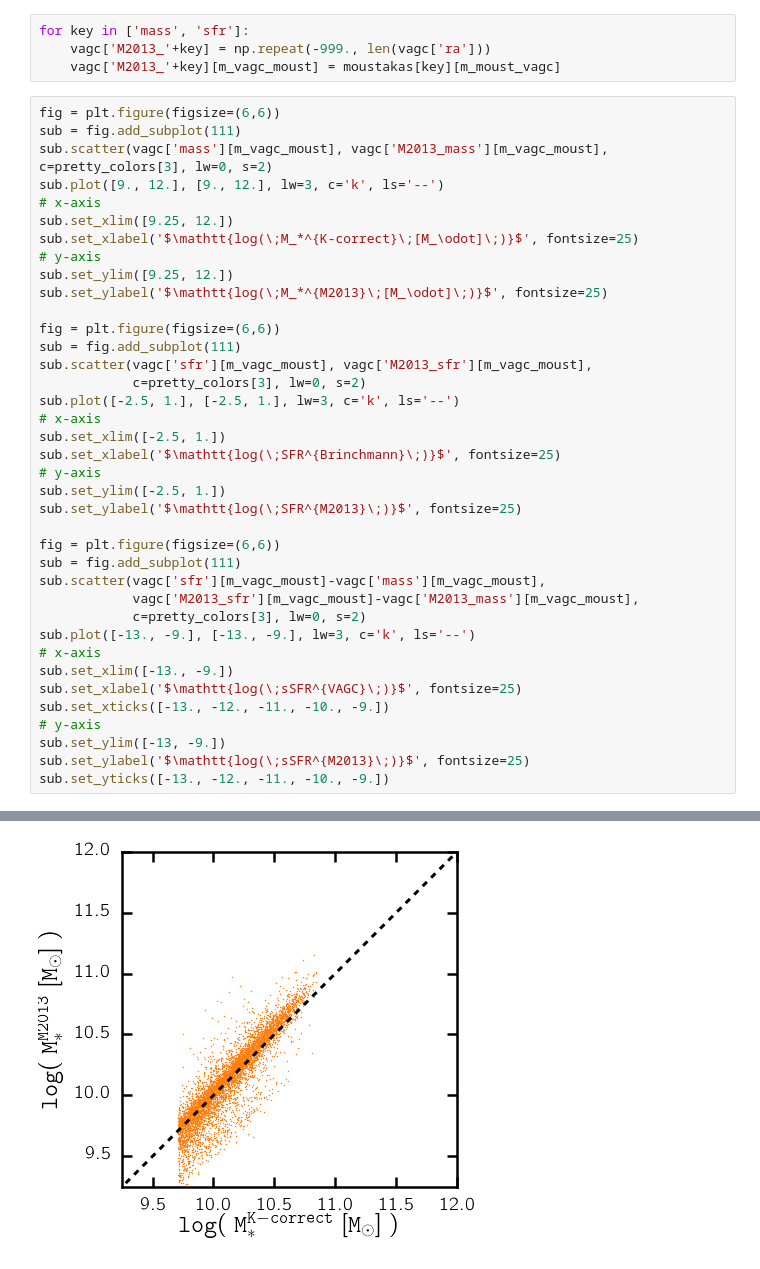
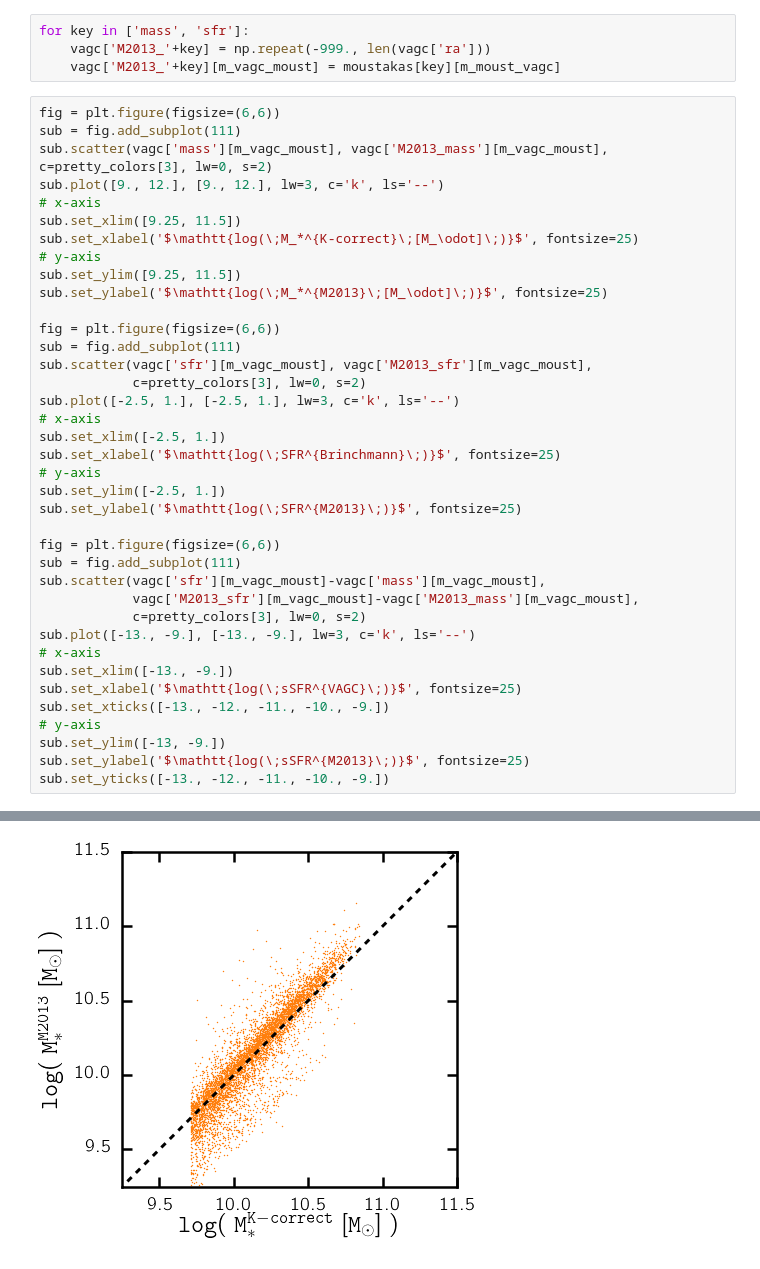
Before and after one commit to changhoonhahn/central_quenching, a Jupyter notebook: CenQue/ref_report_comment1.ipynb, the cells around one changed output, grey strips where cells are left out. Saved outputs shown, nothing was run; the diff lists cells and outputs as text.

```diff
--- a/CenQue/ref_report_comment1.ipynb
+++ b/CenQue/ref_report_comment1.ipynb
@@ -324,10 +324,10 @@ sub = fig.add_subplot(111)
 sub.scatter(vagc['mass'][m_vagc_moust], vagc['M2013_mass'][m_vagc_moust], c=pretty_colors[3], lw=0, s=2)
 sub.plot([9., 12.], [9., 12.], lw=3, c='k', ls='--')
 # x-axis
-sub.set_xlim([9.25, 12.])
+sub.set_xlim([9.25, 11.5])
 sub.set_xlabel('$\mathtt{log(\;M_*^{K-correct}\;[M_\odot]\;)}$', fontsize=25)
 # y-axis
-sub.set_ylim([9.25, 12.])
+sub.set_ylim([9.25, 11.5])
 sub.set_ylabel('$\mathtt{log(\;M_*^{M2013}\;[M_\odot]\;)}$', fontsize=25)
 
 fig = plt.figure(figsize=(6,6))
@@ -335,34 +335,34 @@ sub = fig.add_subplot(111)
 sub.scatter(vagc['sfr'][m_vagc_moust], vagc['M2013_sfr'][m_vagc_moust],
             c=pretty_colors[3], lw=0, s=2)
 sub.plot([-2.5, 1.], [-2.5, 1.], lw=3, c='k', ls='--')
 # x-axis
 sub.set_xlim([-2.5, 1.])
 sub.set_xlabel('$\mathtt{log(\;SFR^{Brinchmann}\;)}$', fontsize=25)
 # y-axis
 sub.set_ylim([-2.5, 1.])
 sub.set_ylabel('$\mathtt{log(\;SFR^{M2013}\;)}$', fontsize=25)
 
 fig = plt.figure(figsize=(6,6))
 sub = fig.add_subplot(111)
 sub.scatter(vagc['sfr'][m_vagc_moust]-vagc['mass'][m_vagc_moust],
             vagc['M2013_sfr'][m_vagc_moust]-vagc['M2013_mass'][m_vagc_moust],
             c=pretty_colors[3], lw=0, s=2)
 sub.plot([-13., -9.], [-13., -9.], lw=3, c='k', ls='--')
 # x-axis
 sub.set_xlim([-13., -9.])
 sub.set_xlabel('$\mathtt{log(\;sSFR^{VAGC}\;)}$', fontsize=25)
 sub.set_xticks([-13., -12., -11., -10., -9.])
 # y-axis
 sub.set_ylim([-13, -9.])
 sub.set_ylabel('$\mathtt{log(\;sSFR^{M2013}\;)}$', fontsize=25)
 sub.set_yticks([-13., -12., -11., -10., -9.])
 # %% [output]
 [<matplotlib.axis.YTick at 0x...>,
  <matplotlib.axis.YTick at 0x...>,
  <matplotlib.axis.YTick at 0x...>,
  <matplotlib.axis.YTick at 0x...>,
  <matplotlib.axis.YTick at 0x...>]
-[figure, old version]
+[figure, new version]
 [figure]
 [figure]
 # %%
```
Also changed, not shown: parts of 10 cells of this notebook, 2 other files.
